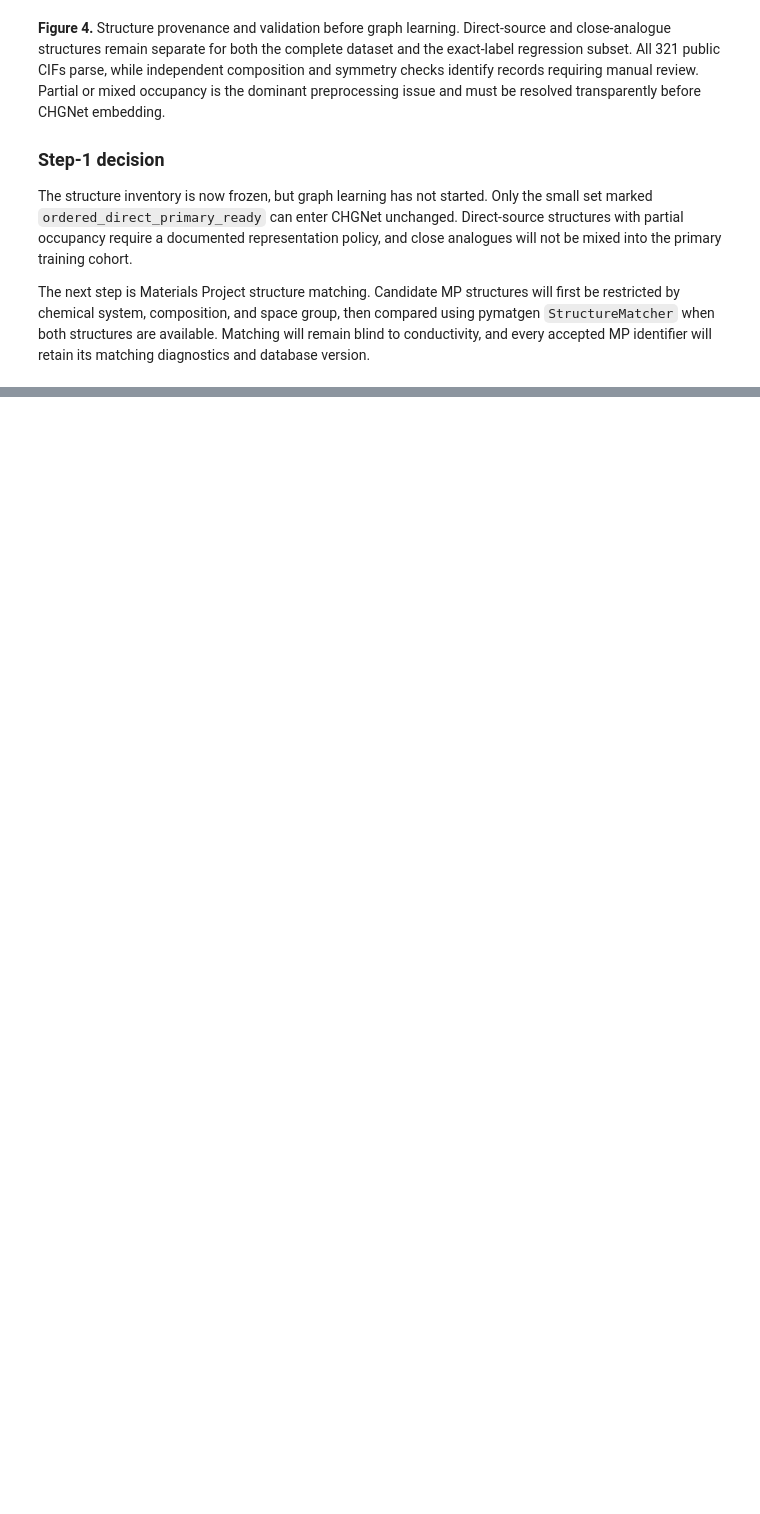
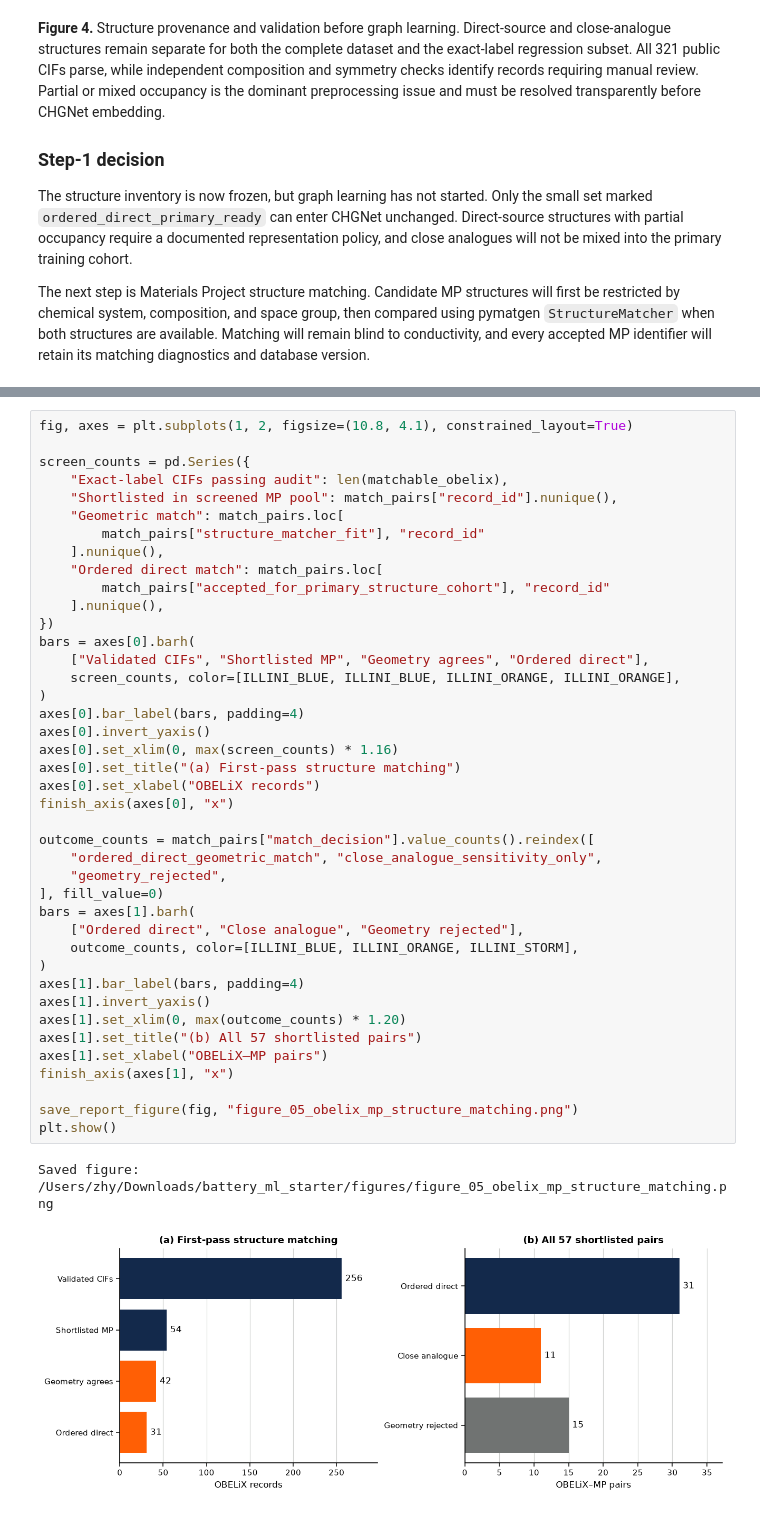
Before and after one commit to ZJYang-96485/Physics-Informed-Neural-Network-and-Multiscale-Simulations-for-Lithium-Ion-Conductors, a Jupyter notebook: battery_materials_project.ipynb, the cells around one changed output, grey strips where cells are left out. Saved outputs shown, nothing was run; the diff lists cells and outputs as text; blank space fills up the shorter version.

Commit message:
Audit screened MP structure matches for OBELiX

```diff
--- a/battery_materials_project.ipynb
+++ b/battery_materials_project.ipynb
@@ -1924,0 +2144,44 @@ The next step is Materials Project structure matching. Candidate MP structures w
+# %%
+fig, axes = plt.subplots(1, 2, figsize=(10.8, 4.1), constrained_layout=True)
+
+screen_counts = pd.Series({
+    "Exact-label CIFs passing audit": len(matchable_obelix),
+    "Shortlisted in screened MP pool": match_pairs["record_id"].nunique(),
+    "Geometric match": match_pairs.loc[
+        match_pairs["structure_matcher_fit"], "record_id"
+    ].nunique(),
+    "Ordered direct match": match_pairs.loc[
+        match_pairs["accepted_for_primary_structure_cohort"], "record_id"
+    ].nunique(),
+})
+bars = axes[0].barh(
+    ["Validated CIFs", "Shortlisted MP", "Geometry agrees", "Ordered direct"],
+    screen_counts, color=[ILLINI_BLUE, ILLINI_BLUE, ILLINI_ORANGE, ILLINI_ORANGE],
+)
+axes[0].bar_label(bars, padding=4)
+axes[0].invert_yaxis()
+axes[0].set_xlim(0, max(screen_counts) * 1.16)
+axes[0].set_title("(a) First-pass structure matching")
+axes[0].set_xlabel("OBELiX records")
+finish_axis(axes[0], "x")
+
+outcome_counts = match_pairs["match_decision"].value_counts().reindex([
+    "ordered_direct_geometric_match", "close_analogue_sensitivity_only",
+    "geometry_rejected",
+], fill_value=0)
+bars = axes[1].barh(
+    ["Ordered direct", "Close analogue", "Geometry rejected"],
+    outcome_counts, color=[ILLINI_BLUE, ILLINI_ORANGE, ILLINI_STORM],
+)
+axes[1].bar_label(bars, padding=4)
+axes[1].invert_yaxis()
+axes[1].set_xlim(0, max(outcome_counts) * 1.20)
+axes[1].set_title("(b) All 57 shortlisted pairs")
+axes[1].set_xlabel("OBELiX–MP pairs")
+finish_axis(axes[1], "x")
+
+save_report_figure(fig, "figure_05_obelix_mp_structure_matching.png")
+plt.show()
+# %% [output]
+Saved figure: /Users/zhy/Downloads/battery_ml_starter/figures/figure_05_obelix_mp_structure_matching.png
+[figure, added]
```
Also changed, not shown: parts of 6 cells of this notebook, 4 other files.
